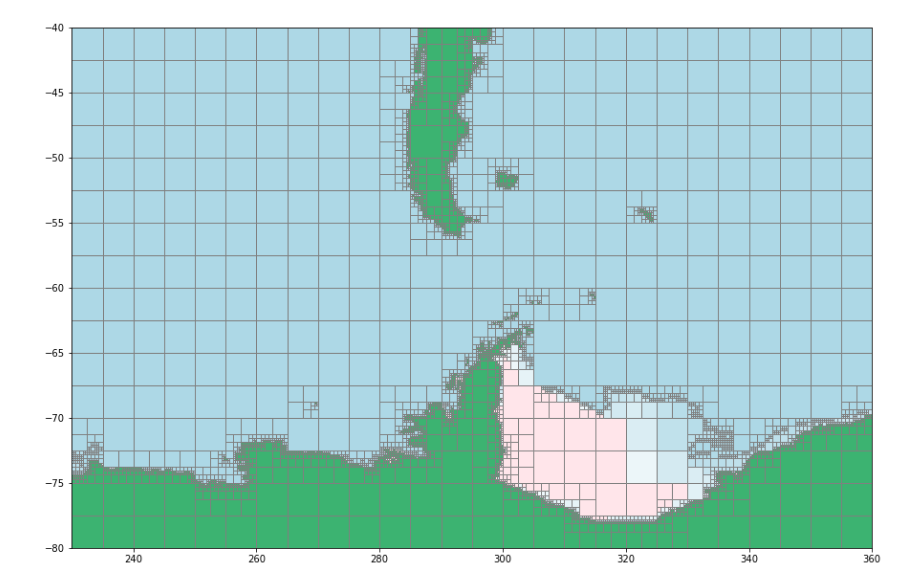
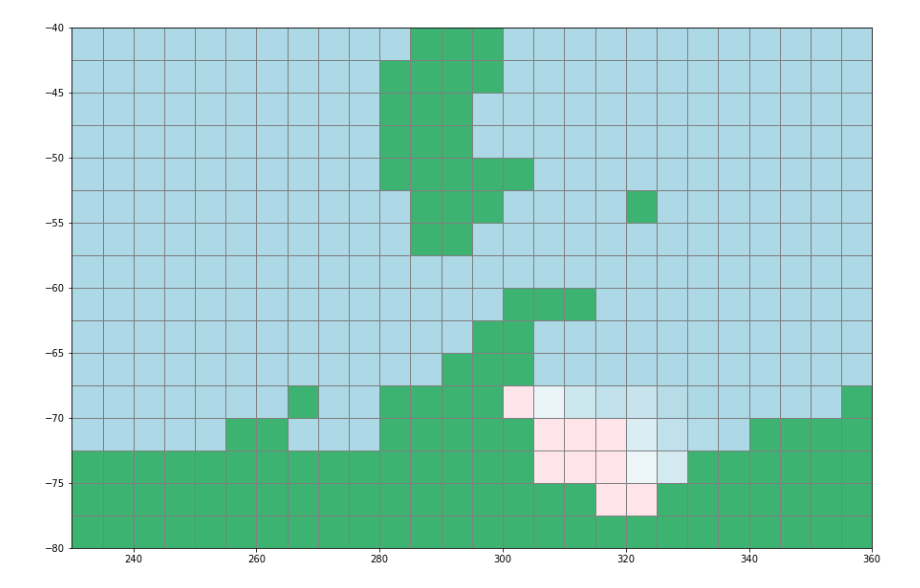
Before and after one commit to antarctica/PolarRoute, a Jupyter notebook: Examples/PathSmoothing/MultiWaypoint.ipynb, the cells around one changed output. Saved outputs shown, nothing was run; the diff lists cells and outputs as text; code cells hidden in the pictures.

```diff
--- a/Examples/PathSmoothing/MultiWaypoint.ipynb
+++ b/Examples/PathSmoothing/MultiWaypoint.ipynb
@@ -22,13 +22,13 @@ OptInfo['VehicleInfo']['Unit']  = 'km/hr'
 # %%
 icePoints     = LoadIcePoints('../../Data/bsose_i122_2013to2017_1day_SeaIceArea.nc',OptInfo['Start Time'],OptInfo['End Time'])
 currentPoints = LoadCurrentPoints('../../Data/SOSE_surface_velocity_6yearMean_2005-2010.nc')
 
 cellGrid = CellGrid(X[0],X[1],Y[0],Y[1],d[0],d[1])
 cellGrid.addIcePoints(icePoints)
 cellGrid.addCurrentPoints(currentPoints)
-cellGrid.recursiveSplit(4)
-Plot.Mesh(cellGrid)
+cellGrid.recursiveSplit(0)
+PlotMesh(cellGrid)
 # %% [output]
-[figure, old version]
+[figure, new version]
 # %%
 TT = TravelTime(cellGrid,OptInfo)
```
Also changed, not shown: parts of 9 cells of this notebook, 16 other files.
